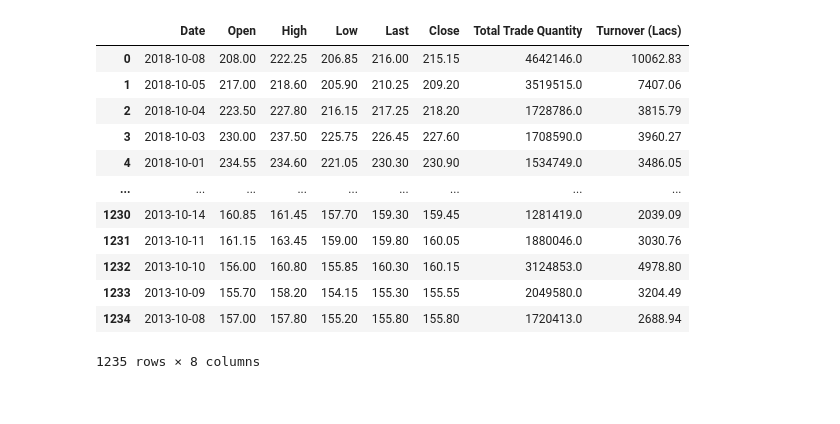
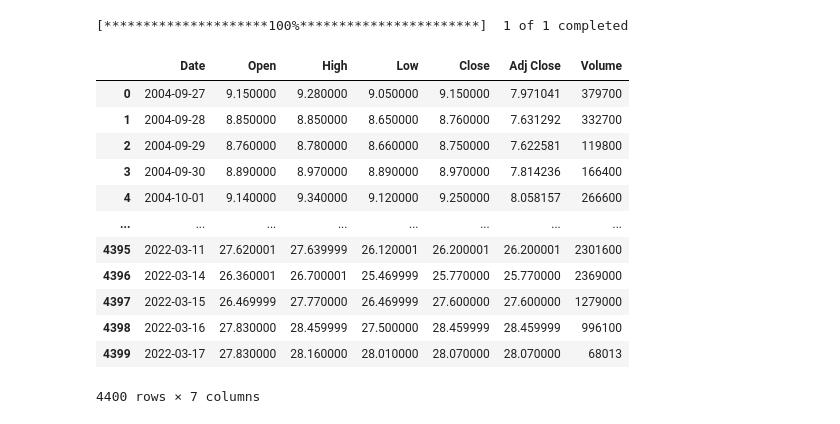
Before and after one commit to ShivangModi/StockStalkers, a Jupyter notebook: Moving Average.ipynb, the cells around one changed output. Drawn from its saved outputs; the diff is of its cells as text; code cells hidden in the pictures.

```diff
--- a/Moving Average.ipynb
+++ b/Moving Average.ipynb
@@ -4,21 +5,24 @@ import numpy as np
 # %%
 import matplotlib.pyplot as plt
 # %%
-df = pd.read_csv('NSE_TataGlobal.csv')
+#df = pd.read_csv('NSE_TataGlobal.csv')
+data = yf.download('TTM').reset_index()
+# %% [output]
+[*********************100%***********************]  1 of 1 completed
 # %%
-df
+data
 # %% [output]
-|  | Date | Open | High | Low | Last | Close | Total Trade Quantity | Turnover (Lacs) |
-| 0 | 2018-10-08 | 208.00 | 222.25 | 206.85 | 216.00 | 215.15 | 4642146.0 | 10062.83 |
-| 1 | 2018-10-05 | 217.00 | 218.60 | 205.90 | 210.25 | 209.20 | 3519515.0 | 7407.06 |
-| 2 | 2018-10-04 | 223.50 | 227.80 | 216.15 | 217.25 | 218.20 | 1728786.0 | 3815.79 |
-| 3 | 2018-10-03 | 230.00 | 237.50 | 225.75 | 226.45 | 227.60 | 1708590.0 | 3960.27 |
-| 4 | 2018-10-01 | 234.55 | 234.60 | 221.05 | 230.30 | 230.90 | 1534749.0 | 3486.05 |
-| ... | ... | ... | ... | ... | ... | ... | ... | ... |
-| 1230 | 2013-10-14 | 160.85 | 161.45 | 157.70 | 159.30 | 159.45 | 1281419.0 | 2039.09 |
-| 1231 | 2013-10-11 | 161.15 | 163.45 | 159.00 | 159.80 | 160.05 | 1880046.0 | 3030.76 |
-| 1232 | 2013-10-10 | 156.00 | 160.80 | 155.85 | 160.30 | 160.15 | 3124853.0 | 4978.80 |
-| 1233 | 2013-10-09 | 155.70 | 158.20 | 154.15 | 155.30 | 155.55 | 2049580.0 | 3204.49 |
-| 1234 | 2013-10-08 | 157.00 | 157.80 | 155.20 | 155.80 | 155.80 | 1720413.0 | 2688.94 |
+|  | Date | Open | High | Low | Close | Adj Close | Volume |
+| 0 | 2004-09-27 | 9.150000 | 9.280000 | 9.050000 | 9.150000 | 7.971041 | 379700 |
+| 1 | 2004-09-28 | 8.850000 | 8.850000 | 8.650000 | 8.760000 | 7.631292 | 332700 |
+| 2 | 2004-09-29 | 8.760000 | 8.780000 | 8.660000 | 8.750000 | 7.622581 | 119800 |
+| 3 | 2004-09-30 | 8.890000 | 8.970000 | 8.890000 | 8.970000 | 7.814236 | 166400 |
+| 4 | 2004-10-01 | 9.140000 | 9.340000 | 9.120000 | 9.250000 | 8.058157 | 266600 |
+| ... | ... | ... | ... | ... | ... | ... | ... |
+| 4395 | 2022-03-11 | 27.620001 | 27.639999 | 26.120001 | 26.200001 | 26.200001 | 2301600 |
+| 4396 | 2022-03-14 | 26.360001 | 26.700001 | 25.469999 | 25.770000 | 25.770000 | 2369000 |
+| 4397 | 2022-03-15 | 26.469999 | 27.770000 | 26.469999 | 27.600000 | 27.600000 | 1279000 |
+| 4398 | 2022-03-16 | 27.830000 | 28.459999 | 27.500000 | 28.459999 | 28.459999 | 996100 |
+| 4399 | 2022-03-17 | 27.830000 | 28.160000 | 28.010000 | 28.070000 | 28.070000 | 68013 |
-1235 rows × 8 columns
+4400 rows × 7 columns
 # %%
```
Also changed, not shown: parts of 12 cells of this notebook.
